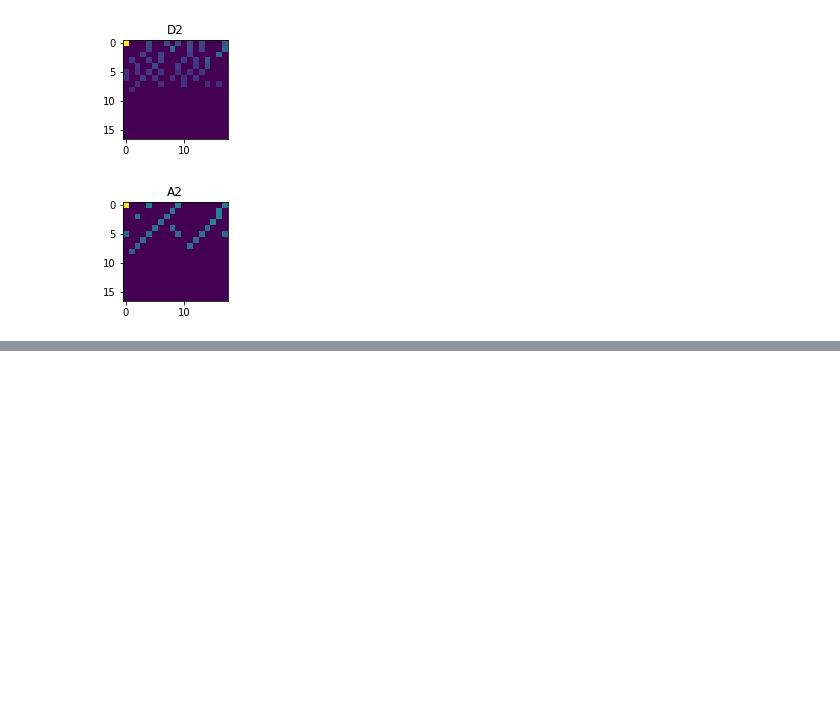
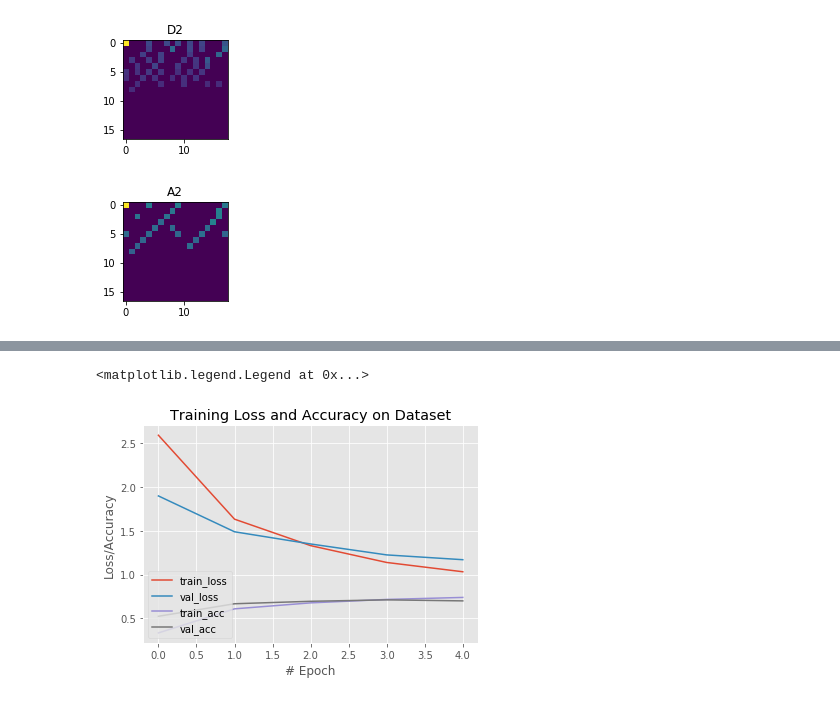
Before and after one commit to GPAD-UFBA/CNNPeDF, a Jupyter notebook: CNNfit.ipynb, the cells around one changed output, grey strips where cells are left out. Saved outputs shown, nothing was run; the diff lists cells and outputs as text; code cells hidden in the pictures; blank space fills up the shorter version.

```diff
--- a/CNNfit.ipynb
+++ b/CNNfit.ipynb
@@ -79,12 +79,13 @@ O valor mínimo de andamento é 65.
 # %%
 ##BLOCO LABEL ENCONDER
 Classe = []
-for i in range(1,39):
-    a = 60+(4*i)
+for i in range(0,187):
+    a = 64+(1*i)
     Classe.append(a)
-# [64 72 80 88 96 104 112 120 128 136]
+print(Classe)
+# [64 68 72 76 80 84 88 92 96 100 104 108 112 116 120 124 128 132 136 ... 216]
 #Classes = np.array(Classe).reshape(19,1)
-Classes = np.array(Classe).reshape(38,1)
+Classes = np.array(Classe).reshape(187,1)
 
 n_C = Classes.shape[0]
 
@@ -93,10 +94,12 @@ Y = (y>=Classes[0])*1
 for i in range(1,n_C):
     Y += (y>=Classes[i])*1
 
-print(Y[4168])
+#print(np.array(Y).tolist())
+print(Y)
+
 ##BLOCO ONE HOT ENCONDER
 np.array(Y).reshape(len(whole_data),1)
-onehotencoder = OneHotEncoder(categorical_features = [0])
+onehotencoder = OneHotEncoder()
 Y = onehotencoder.fit_transform(Y).toarray()
-print(Y[4168])
+print(Y[0])
 # %% [output]
@@ -230,9 +275,11 @@ model.add(MaxPool2D(pool_size=(2,2),strides=(2,2)))
 #model.add(MaxPool2D(pool_size=(2,2),strides=(2,2)))
 model.add(Flatten())
 model.add(Dense(units=4096,activation="relu"))
+model.add(Dropout(0.8))
 model.add(Dense(units=4096,activation="relu"))
+model.add(Dropout(0.8))
 #model.add(Dense(units=19, activation="softmax"))
-model.add(Dense(units=38, activation="softmax"))
+model.add(Dense(units=85, activation="softmax"))
 # %%
 from keras.optimizers import Adam
 opt = Adam(lr=0.001)
@@ -273,0 +326,16 @@ Epoch 5/5
+# %%
+# plot the training loss and accuracy
+plt.style.use("ggplot")
+plt.figure()
+plt.plot(np.arange(0, nb_epoch), H.history["loss"], label="train_loss")
+plt.plot(np.arange(0, nb_epoch), H.history["val_loss"], label="val_loss")
+plt.plot(np.arange(0, nb_epoch), H.history["accuracy"], label="train_acc")
+plt.plot(np.arange(0, nb_epoch), H.history["val_accuracy"], label="val_acc")
+plt.title("Training Loss and Accuracy on Dataset")
+plt.xlabel("# Epoch")
+plt.ylabel("Loss/Accuracy")
+plt.legend(loc="lower left")
+#plt.savefig("plot.png")
+# %% [output]
+<matplotlib.legend.Legend at 0x...>
+[figure, added]
```
Also changed, not shown: parts of 17 cells of this notebook, 1 other file.
